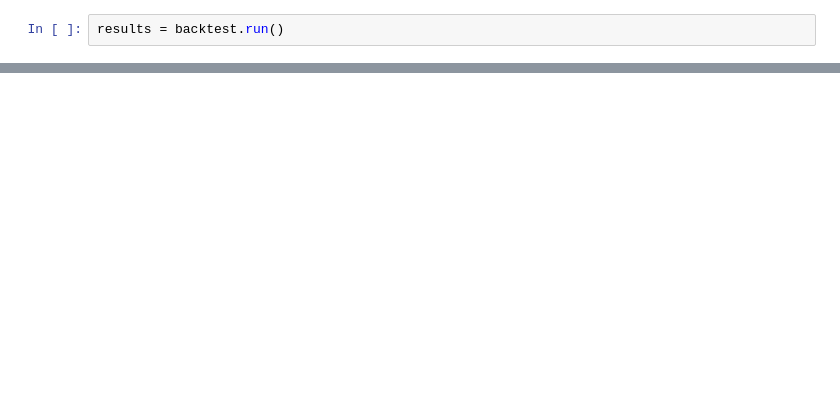
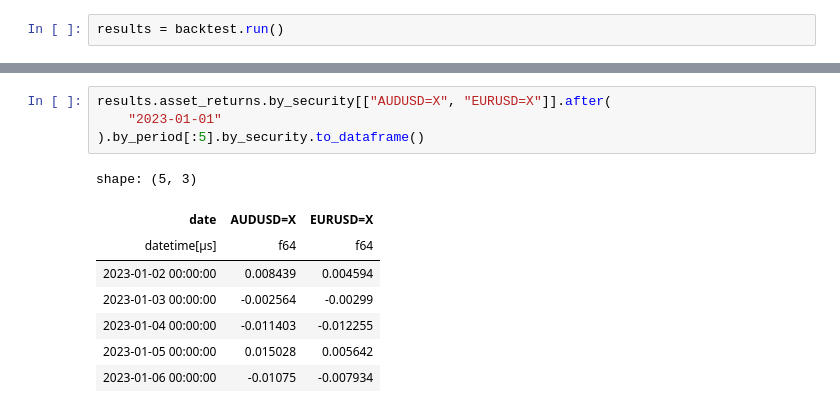
Before and after one commit to jathoms/backtest-lib, a Jupyter notebook: src/backtest_lib/examples/fx.ipynb, the cells around one changed output, grey strips where cells are left out. Saved outputs shown, nothing was run; the diff lists cells and outputs as text; blank space fills up the shorter version.

```diff
--- a/src/backtest_lib/examples/fx.ipynb
+++ b/src/backtest_lib/examples/fx.ipynb
@@ -66,0 +109,13 @@ BacktestResults(initial_capital=1.0, portfolio_returns=[0.0, 0.00642635301512068
+# %%
+results.asset_returns.by_security[["AUDUSD=X", "EURUSD=X"]].after(
+    "2023-01-01"
+).by_period[:5].by_security.to_dataframe()
+# %% [output]
+shape: (5, 3)
+| date | AUDUSD=X | EURUSD=X |
+| datetime[μs] | f64 | f64 |
+| 2023-01-02 00:00:00 | 0.008439 | 0.004594 |
+| 2023-01-03 00:00:00 | -0.002564 | -0.00299 |
+| 2023-01-04 00:00:00 | -0.011403 | -0.012255 |
+| 2023-01-05 00:00:00 | 0.015028 | 0.005642 |
+| 2023-01-06 00:00:00 | -0.01075 | -0.007934 |
```
Also changed, not shown: parts of 5 cells of this notebook.
